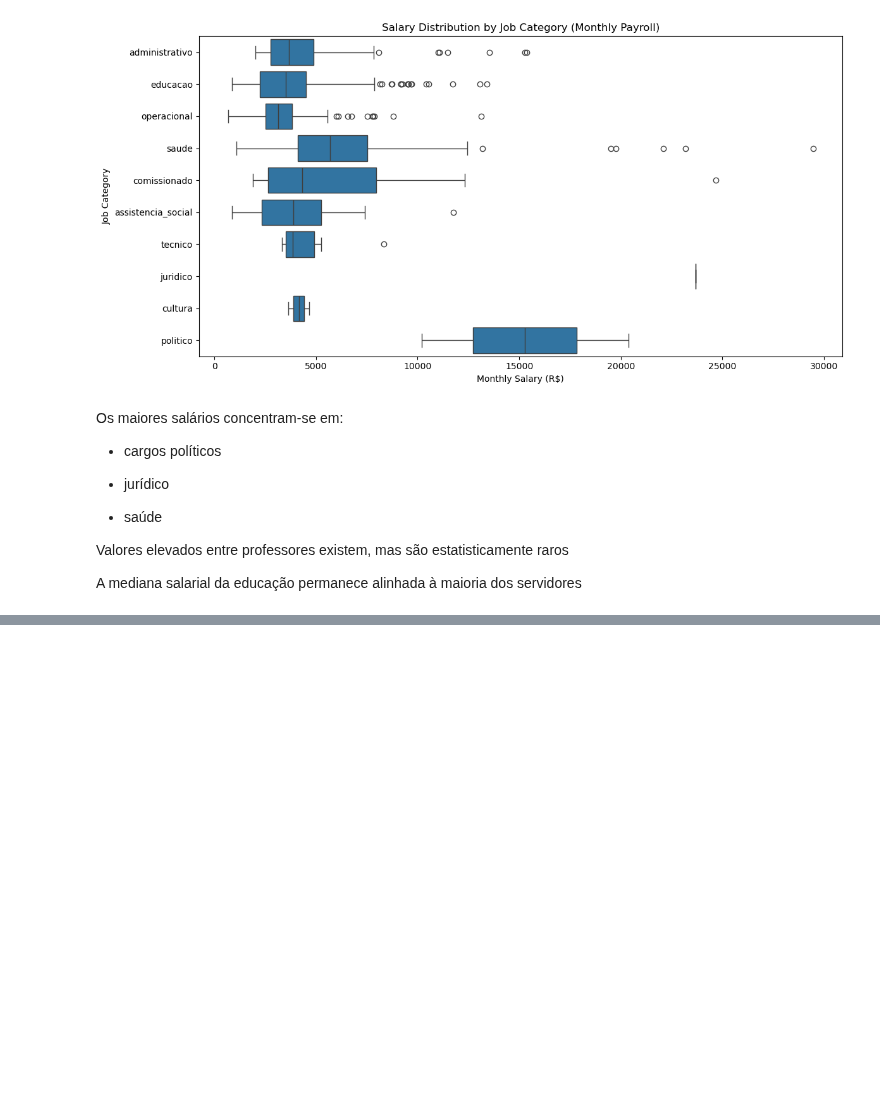
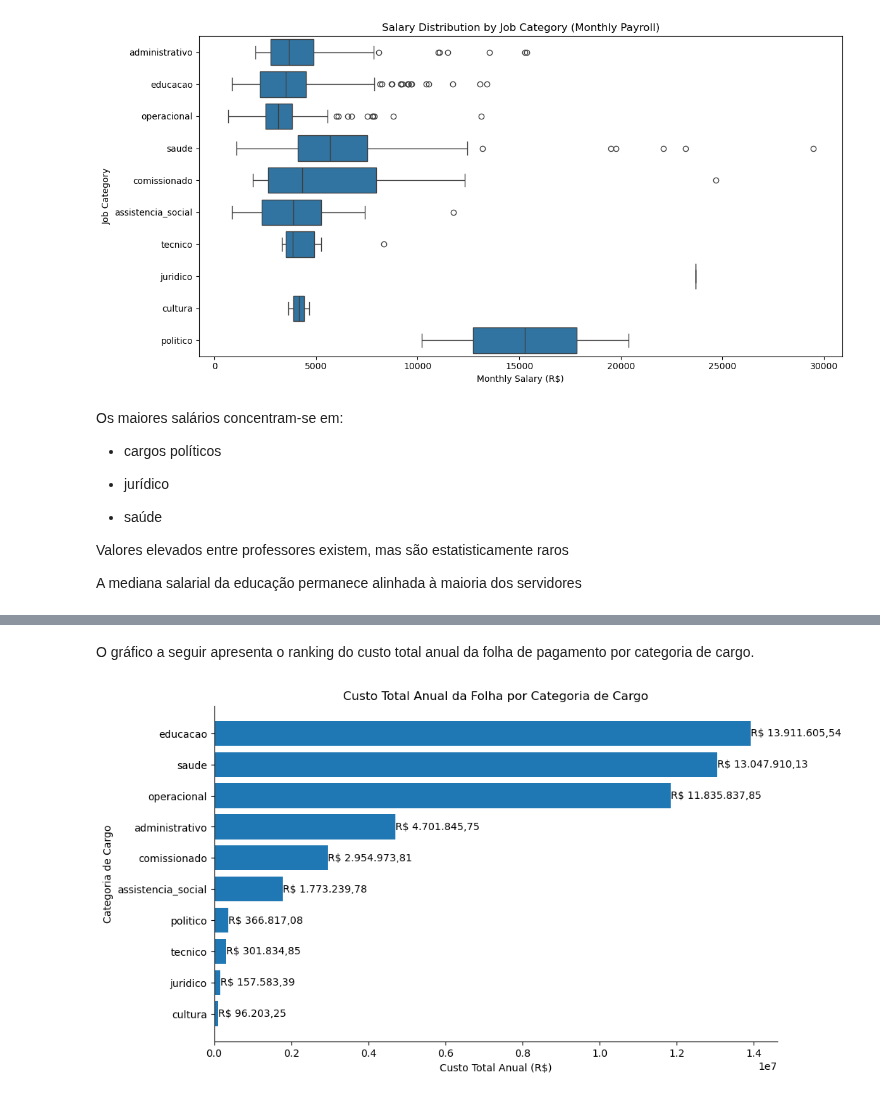
Before and after one commit to oguidenardi/folha_pagamento_santa_rita_2025, a Jupyter notebook: notebooks/04_exploratory_data_analysis.ipynb, the cells around one changed output, grey strips where cells are left out. Cells and saved outputs as stored; diff of their text form; code cells hidden in the pictures; blank space fills up the shorter version.

```diff
--- a/notebooks/04_exploratory_data_analysis.ipynb
+++ b/notebooks/04_exploratory_data_analysis.ipynb
@@ -876,0 +879,4 @@ A mediana salarial da educação permanece alinhada à maioria dos servidores
+# %%
+df_folha = df_serv[
+    df_serv["tipo_pagamento"] == "folha_mensal"
+].copy()
@@ -876,0 +885,10 @@ A mediana salarial da educação permanece alinhada à maioria dos servidores
+# %%
+custo_categoria_anual = (
+    df_folha.groupby("categoria_cargo")["proventos"]
+    .sum()
+    .reset_index(name="custo_folha_anual")
+    .sort_values("custo_folha_anual", ascending=False)
+    .reset_index(drop=True)
+)
+
+custo_categoria_anual
@@ -876,0 +907,43 @@ A mediana salarial da educação permanece alinhada à maioria dos servidores
+# %% [markdown]
+O gráfico a seguir apresenta o ranking do custo total anual da folha de pagamento por categoria de cargo.
+# %%
+plt.figure(figsize=(10, 6))
+
+bars = plt.barh(
+    custo_categoria_anual["categoria_cargo"],
+    custo_categoria_anual["custo_folha_anual"]
+)
+
+plt.gca().invert_yaxis()
+plt.xlabel("Custo Total Anual (R$)")
+plt.ylabel("Categoria de Cargo")
+plt.title("Custo Total Anual da Folha por Categoria de Cargo")
+
+ax = plt.gca()
+ax.grid(False)
+ax.spines["top"].set_visible(False)
+ax.spines["right"].set_visible(False)
+
+# Rótulos formatados em padrão brasileiro
+for bar in bars:
+    valor = bar.get_width()
+    y = bar.get_y() + bar.get_height() / 2
+
+    valor_formatado = (
+        f"R$ {valor:,.2f}"
+        .replace(",", "X")
+        .replace(".", ",")
+        .replace("X", ".")
+    )
+
+    plt.text(
+        valor,
+        y,
+        valor_formatado,
+        va="center",
+        ha="left"
+    )
+
+plt.show()
+# %% [output]
+[figure, added]
```
Also changed, not shown: parts of 5 cells of this notebook.
